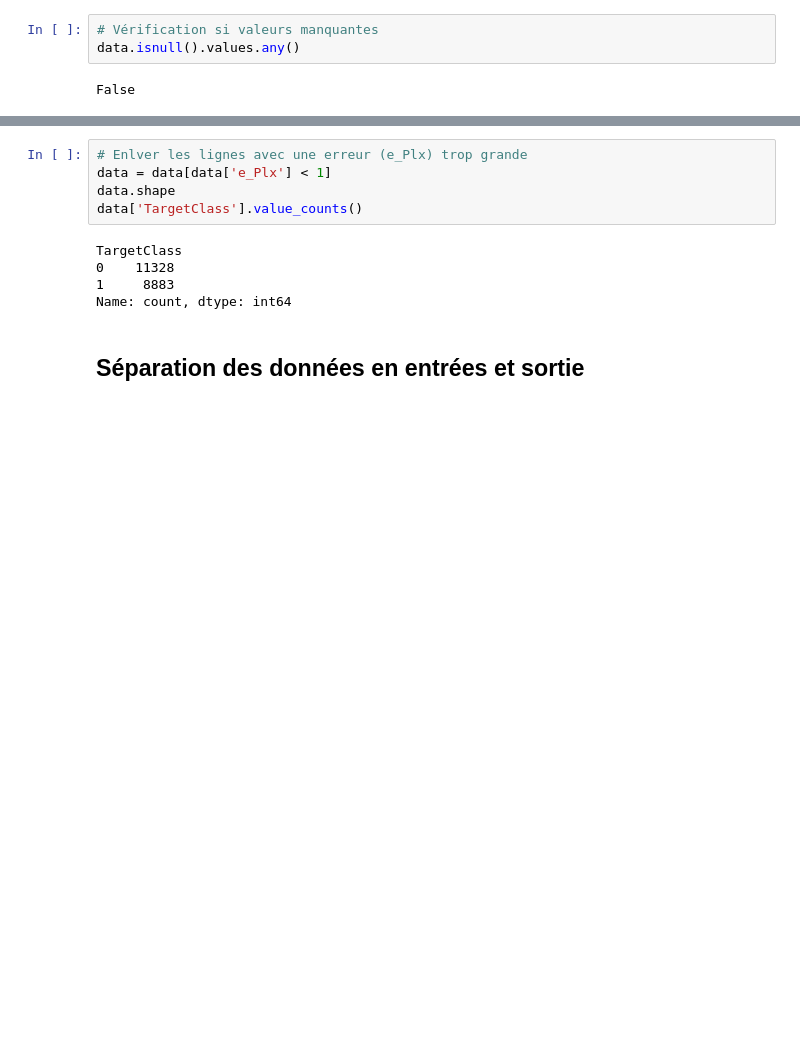
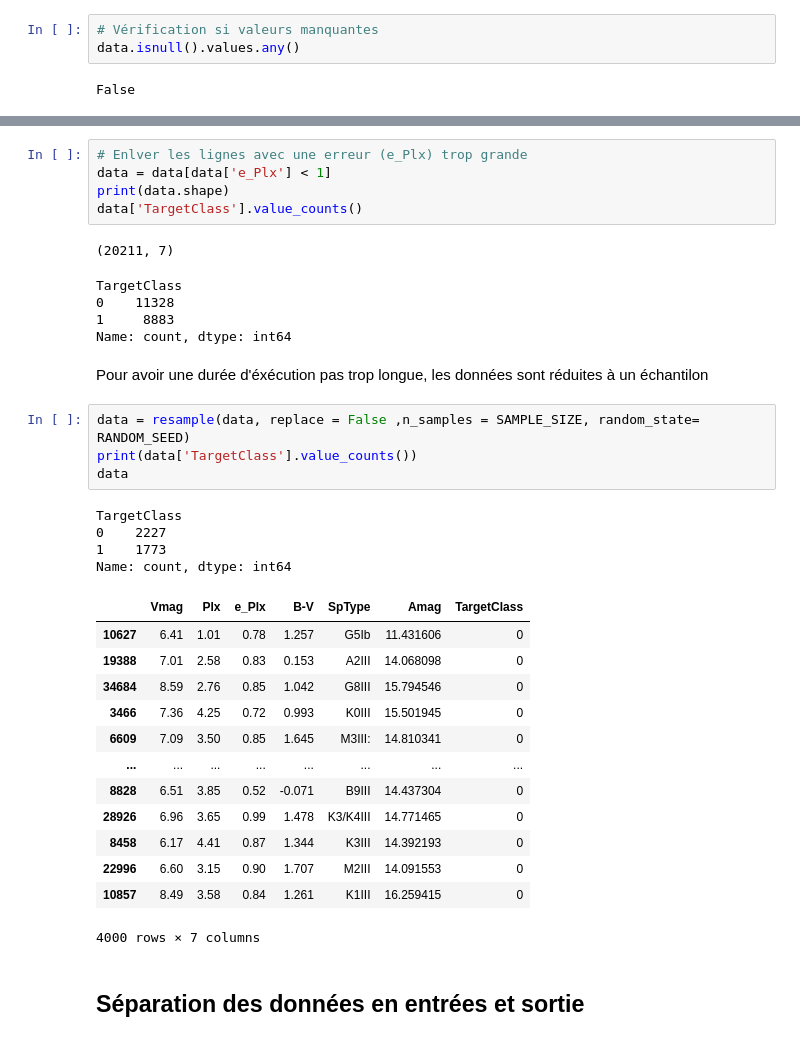
Before and after one commit to tanguy-linard/stellar-classification, a Jupyter notebook: stellar_classification.ipynb, the cells around one changed output, grey strips where cells are left out. Cells and saved outputs as stored; diff of their text form; blank space fills up the shorter version.

```diff
--- a/stellar_classification.ipynb
+++ b/stellar_classification.ipynb
@@ -60,13 +69,38 @@ False
 # %%
 # Enlver les lignes avec une erreur (e_Plx) trop grande
 data = data[data['e_Plx'] < 1]
-data.shape
+print(data.shape)
 data['TargetClass'].value_counts()
 # %% [output]
-TargetClass
-0    11328
-1     8883
-Name: count, dtype: int64
+(20211, 7)
+TargetClass
+0    11328
+1     8883
+Name: count, dtype: int64
+# %% [markdown]
+Pour avoir une durée d'éxécution pas trop longue, les données sont réduites à un échantilon
+# %%
+data = resample(data, replace = False ,n_samples = SAMPLE_SIZE, random_state= RANDOM_SEED)
+print(data['TargetClass'].value_counts())
+data
+# %% [output]
+TargetClass
+0    2227
+1    1773
+Name: count, dtype: int64
+|  | Vmag | Plx | e_Plx | B-V | SpType | Amag | TargetClass |
+| 10627 | 6.41 | 1.01 | 0.78 | 1.257 | G5Ib | 11.431606 | 0 |
+| 19388 | 7.01 | 2.58 | 0.83 | 0.153 | A2III | 14.068098 | 0 |
+| 34684 | 8.59 | 2.76 | 0.85 | 1.042 | G8III | 15.794546 | 0 |
+| 3466 | 7.36 | 4.25 | 0.72 | 0.993 | K0III | 15.501945 | 0 |
+| 6609 | 7.09 | 3.50 | 0.85 | 1.645 | M3III: | 14.810341 | 0 |
+| ... | ... | ... | ... | ... | ... | ... | ... |
+| 8828 | 6.51 | 3.85 | 0.52 | -0.071 | B9III | 14.437304 | 0 |
+| 28926 | 6.96 | 3.65 | 0.99 | 1.478 | K3/K4III | 14.771465 | 0 |
+| 8458 | 6.17 | 4.41 | 0.87 | 1.344 | K3III | 14.392193 | 0 |
+| 22996 | 6.60 | 3.15 | 0.90 | 1.707 | M2III | 14.091553 | 0 |
+| 10857 | 8.49 | 3.58 | 0.84 | 1.261 | K1III | 16.259415 | 0 |
+4000 rows × 7 columns
 # %% [markdown]
 ## Séparation des données en entrées et sortie
 # %%
```
Also changed, not shown: parts of 26 cells of this notebook.
